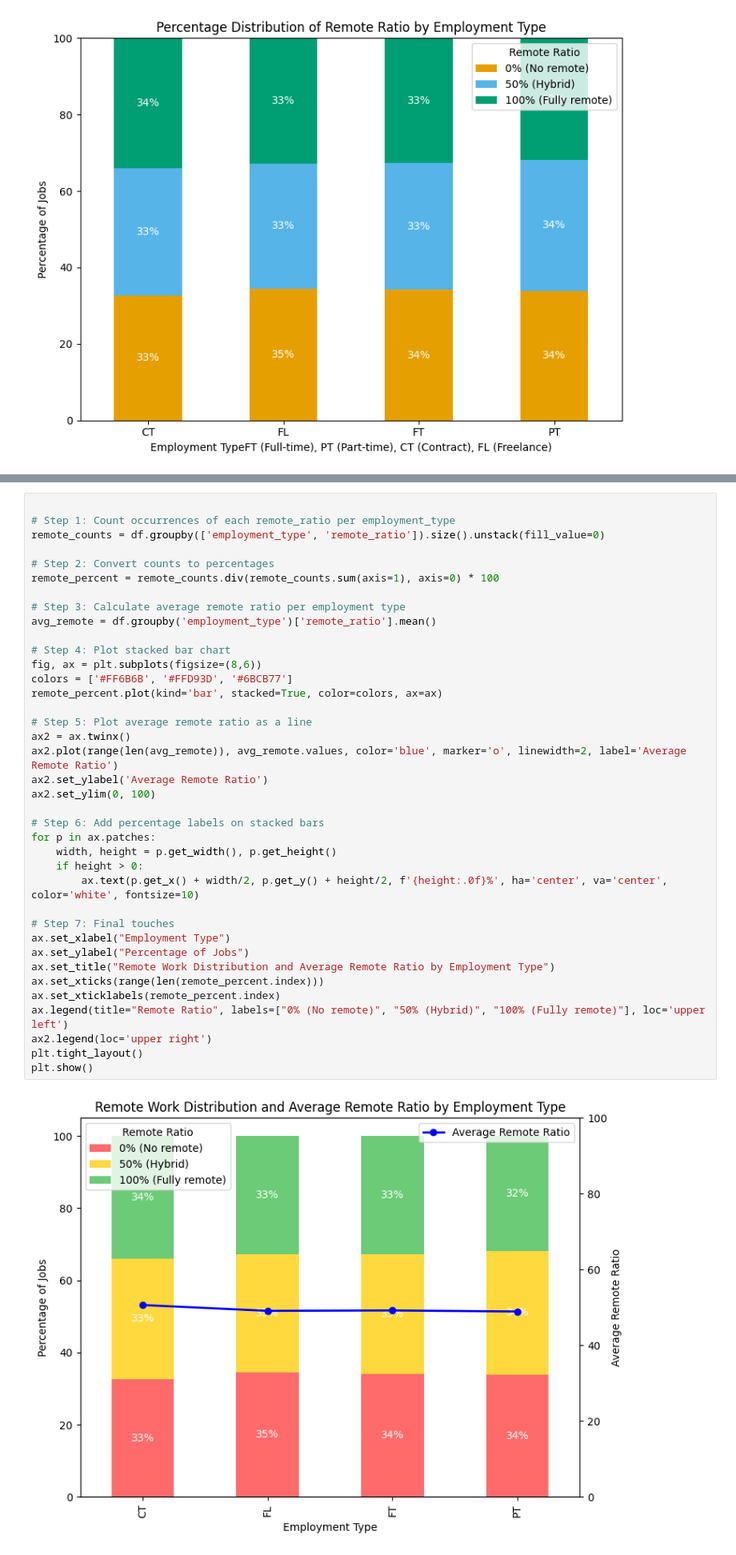
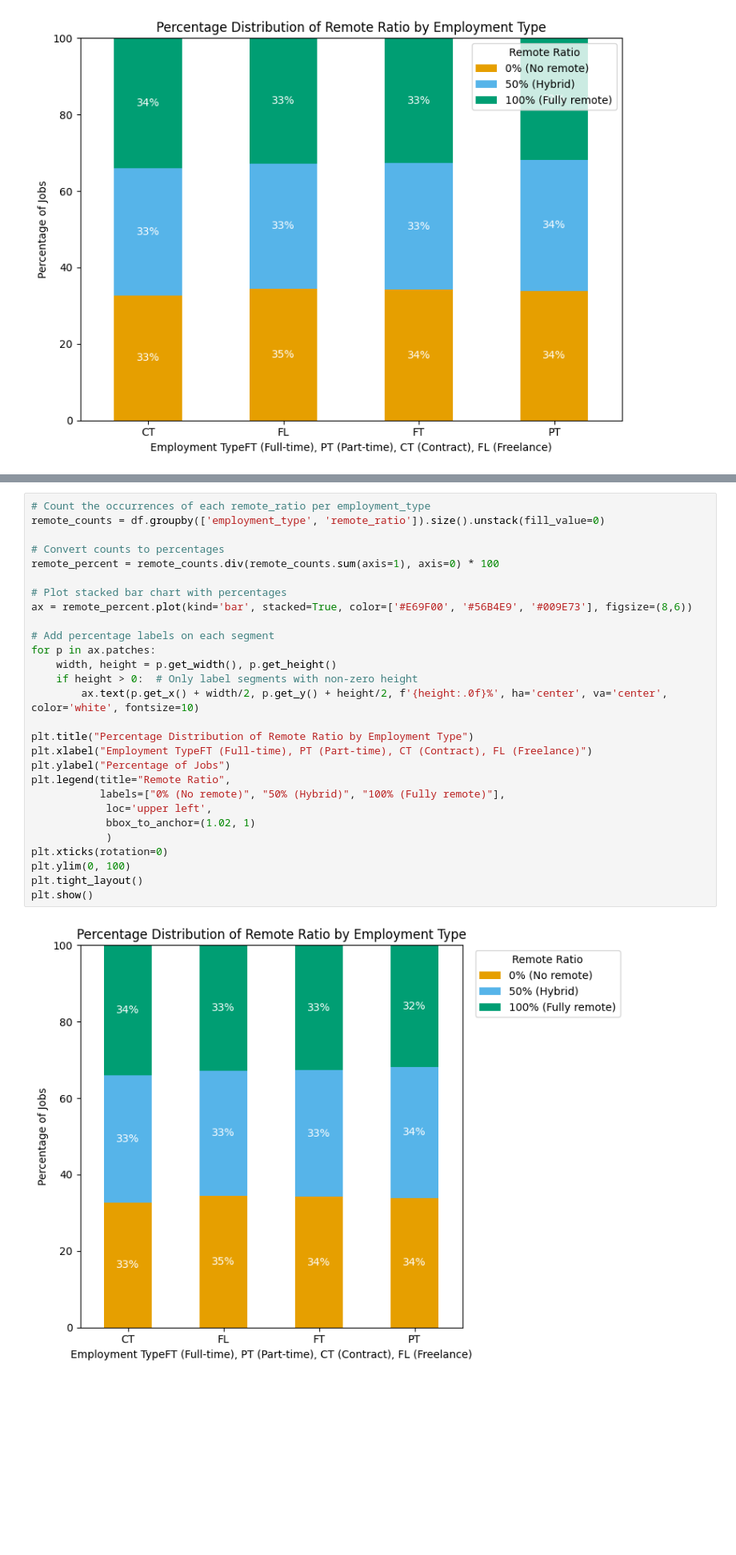
Before and after one commit to tanzilachand/Global-_AI_Job_Market_Salary_Trends_2025, a Jupyter notebook: jupyter_notebooks/Visualisation.ipynb, the cells around one changed output, grey strips where cells are left out. Shown at 80% size. Drawn from its saved outputs; the diff is of its cells as text; blank space fills up the shorter version.

Commit message:
gereral trands analysis and visualisation

```diff
--- a/jupyter_notebooks/Visualisation.ipynb
+++ b/jupyter_notebooks/Visualisation.ipynb
@@ -165,40 +155,30 @@ plt.show()
 # %%
-
-# Step 1: Count occurrences of each remote_ratio per employment_type
+# Count the occurrences of each remote_ratio per employment_type
 remote_counts = df.groupby(['employment_type', 'remote_ratio']).size().unstack(fill_value=0)
 
-# Step 2: Convert counts to percentages
+# Convert counts to percentages
 remote_percent = remote_counts.div(remote_counts.sum(axis=1), axis=0) * 100
 
-# Step 3: Calculate average remote ratio per employment type
-avg_remote = df.groupby('employment_type')['remote_ratio'].mean()
+# Plot stacked bar chart with percentages
+ax = remote_percent.plot(kind='bar', stacked=True, color=['#E69F00', '#56B4E9', '#009E73'], figsize=(8,6))
 
-# Step 4: Plot stacked bar chart
-fig, ax = plt.subplots(figsize=(8,6))
-colors = ['#FF6B6B', '#FFD93D', '#6BCB77']
-remote_percent.plot(kind='bar', stacked=True, color=colors, ax=ax)
-
-# Step 5: Plot average remote ratio as a line
-ax2 = ax.twinx()
-ax2.plot(range(len(avg_remote)), avg_remote.values, color='blue', marker='o', linewidth=2, label='Average Remote Ratio')
-ax2.set_ylabel('Average Remote Ratio')
-ax2.set_ylim(0, 100)
-
-# Step 6: Add percentage labels on stacked bars
+# Add percentage labels on each segment
 for p in ax.patches:
     width, height = p.get_width(), p.get_height()
-    if height > 0:
+    if height > 0:  # Only label segments with non-zero height
         ax.text(p.get_x() + width/2, p.get_y() + height/2, f'{height:.0f}%', ha='center', va='center', color='white', fontsize=10)
 
-# Step 7: Final touches
-ax.set_xlabel("Employment Type")
-ax.set_ylabel("Percentage of Jobs")
-ax.set_title("Remote Work Distribution and Average Remote Ratio by Employment Type")
-ax.set_xticks(range(len(remote_percent.index)))
-ax.set_xticklabels(remote_percent.index)
-ax.legend(title="Remote Ratio", labels=["0% (No remote)", "50% (Hybrid)", "100% (Fully remote)"], loc='upper left')
-ax2.legend(loc='upper right')
+plt.title("Percentage Distribution of Remote Ratio by Employment Type")
+plt.xlabel("Employment TypeFT (Full-time), PT (Part-time), CT (Contract), FL (Freelance)")
+plt.ylabel("Percentage of Jobs")
+plt.legend(title="Remote Ratio",
+           labels=["0% (No remote)", "50% (Hybrid)", "100% (Fully remote)"],
+            loc='upper left',
+            bbox_to_anchor=(1.02, 1)
+            )
+plt.xticks(rotation=0)
+plt.ylim(0, 100)
 plt.tight_layout()
 plt.show()
 # %% [output]
-[figure, old version]
+[figure, new version]
```
Also changed, not shown: parts of 22 cells of this notebook.
